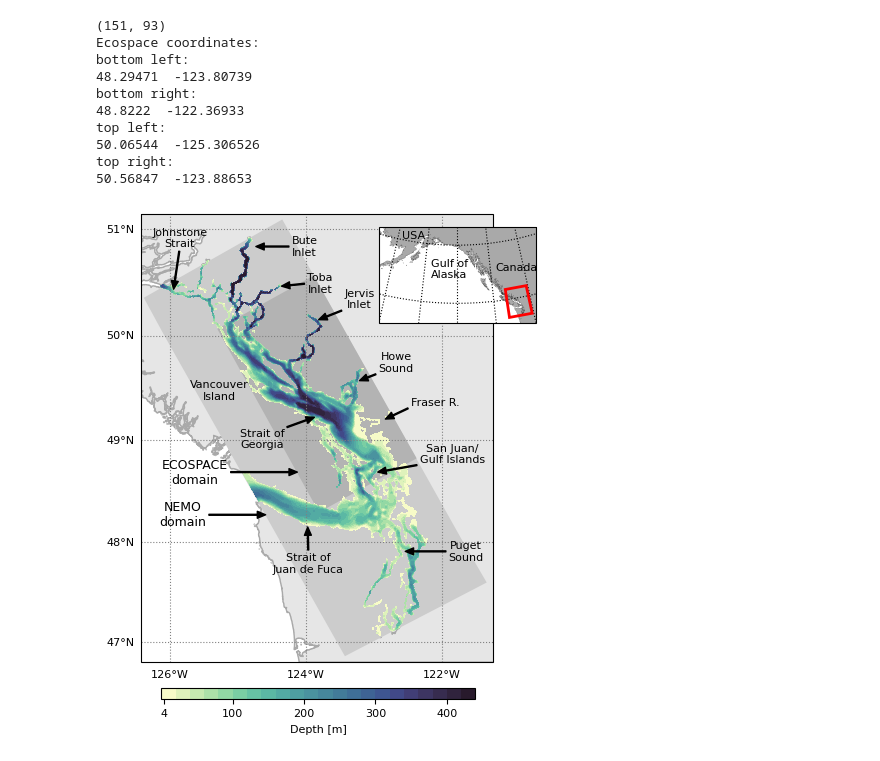
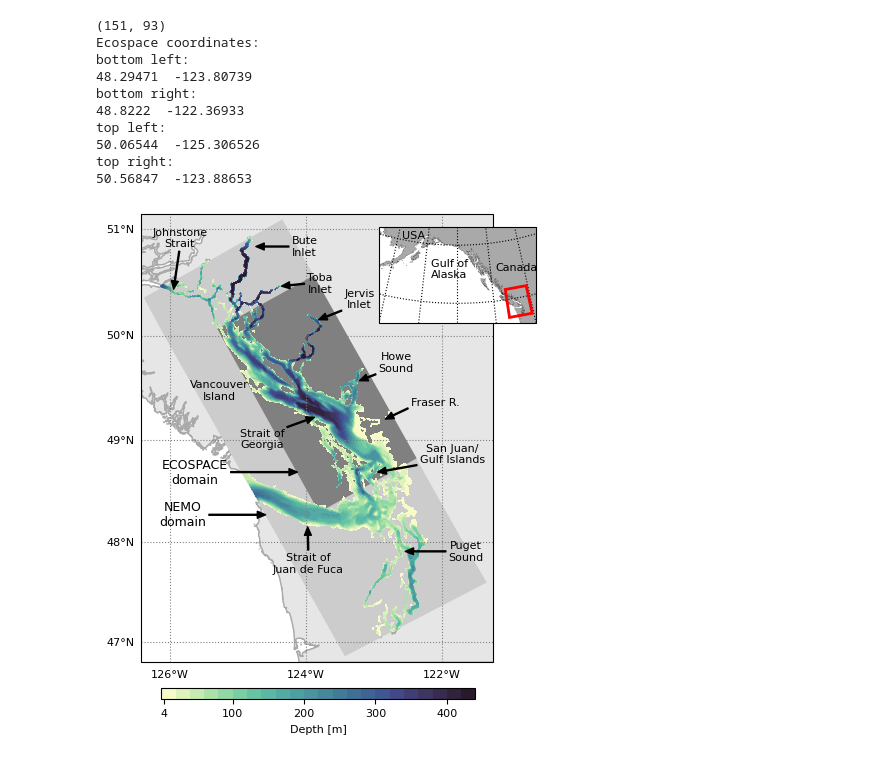
Before and after one commit to goldford/NEMO-Salish-Sea-1500, a Jupyter notebook: code/Visuals - Overview Map (Py3).ipynb, the cells around one changed output. Saved outputs shown, nothing was run; the diff lists cells and outputs as text; code cells hidden in the pictures.

```diff
--- a/code/Visuals - Overview Map (Py3).ipynb
+++ b/code/Visuals - Overview Map (Py3).ipynb
@@ -151,7 +151,7 @@ if imap==True:
     verts_ecospace=[[ewe_navlon_TL, ewe_navlat_TL],[ewe_navlon_TR, ewe_navlat_TR],
                      [ewe_navlon_BR, ewe_navlat_BR],[ewe_navlon_BL, ewe_navlat_BL]]
     poly_ecospace = geometry.polygon.Polygon(verts_ecospace)
-    p=ax0.add_geometries([poly_ecospace,],crs=crt.crs.PlateCarree(),facecolor=(.7,.7,.7), edgecolor=None,
+    p=ax0.add_geometries([poly_ecospace,],crs=crt.crs.PlateCarree(),facecolor=(.5,.5,.5), edgecolor=None,
                          lw=1, zorder=2)
 
     # major lines of long and lat
@@ -219,31 +219,31 @@ if imap==True:
     temp=ax0.get_xlim()
     temp2=ax0.get_ylim()
     xlocs=ticker.FixedLocator(np.arange(np.floor(xlim[0]-1), np.ceil(xlim[1])+2,2))
     ylocs = ticker.FixedLocator(np.arange(np.floor(ylim[0]), np.ceil(ylim[1])+1))
     gl = ax0.gridlines(linestyle=":", color='gray', draw_labels=True, xlocs=xlocs, ylocs=ylocs)
     gl.xlabels_top, gl.ylabels_right = False, False
     gl.xformatter = LONGITUDE_FORMATTER
     gl.yformatter = LATITUDE_FORMATTER
     gl.xlabel_style = {'size': 8}
     gl.ylabel_style = {'size': 8}
     a=18
 
     #Map Inset
     xmap, ymap = [-160, -120], [45, 62]
     ax1 = fig.add_axes([0.37, 0.77, 0.21, 0.21], projection=crt.crs.LambertConformal(np.mean(xmap), np.mean(ymap)))
     ax1.set_extent(xmap + ymap)
     ax1.add_feature(feature.GSHHSFeature('low', edgecolor='k', facecolor='darkgray', linewidth=0.1))
     ax1.add_patch(Rectangle((xlim[0], ylim[0]), int(np.diff(xlim))+1, int(np.diff(ylim))+1,
                             transform=crt.crs.PlateCarree(), fill=False, edgecolor='r', zorder=10, linewidth=2))
     ax1.text(0.33, 0.47, 'Gulf of\nAlaska', transform=ax1.transAxes)
     ax1.text(0.74, 0.55, 'Canada', transform=ax1.transAxes)
     ax1.text(0.15, 0.88, 'USA', transform=ax1.transAxes)
 
     xticks, yticks = list(range(-170, -100, 10)), list(range(40, 80, 10))
     ax1.gridlines(linestyle=":", color='k', xlocs=xticks, ylocs=yticks)
     ax1.xaxis.set_major_formatter(LONGITUDE_FORMATTER)
     ax1.yaxis.set_major_formatter(LATITUDE_FORMATTER)
 
 imap2=True
 # %% [output]
-[figure, old version]
+[figure, new version]
```
Also changed, not shown: 14 other files.
